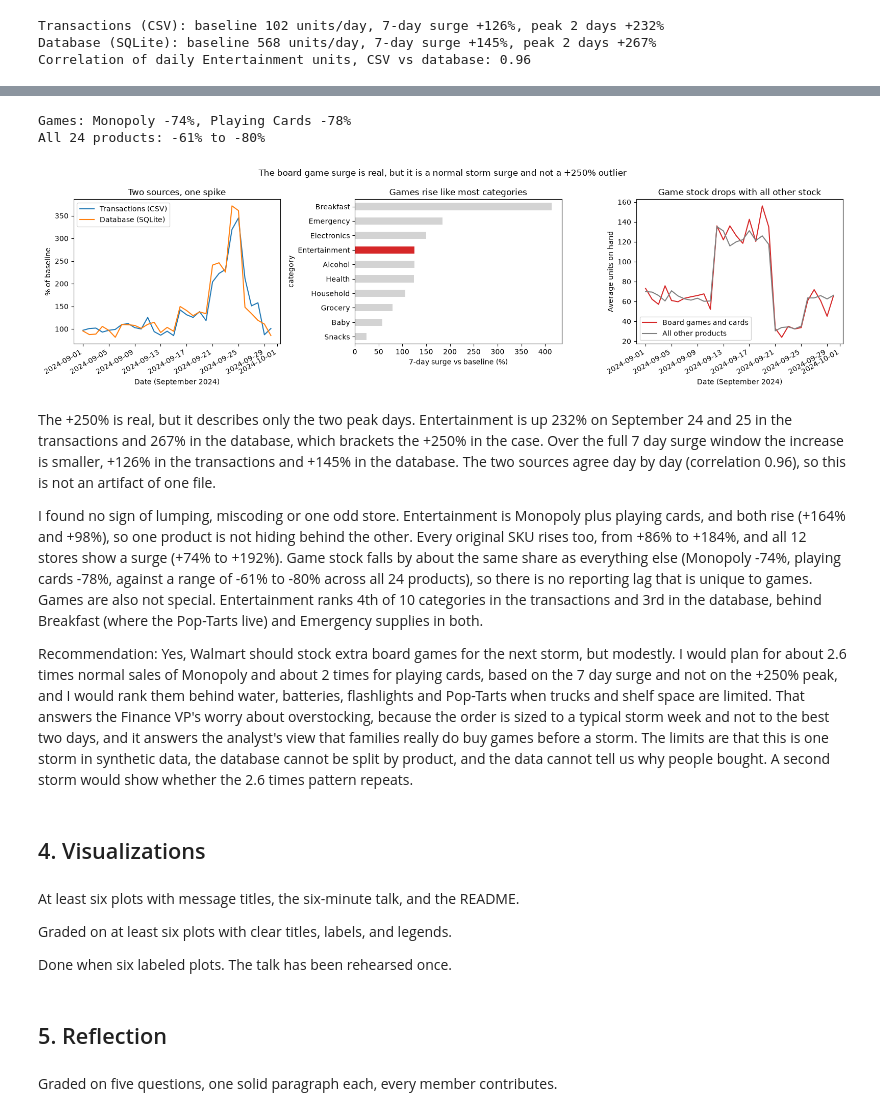
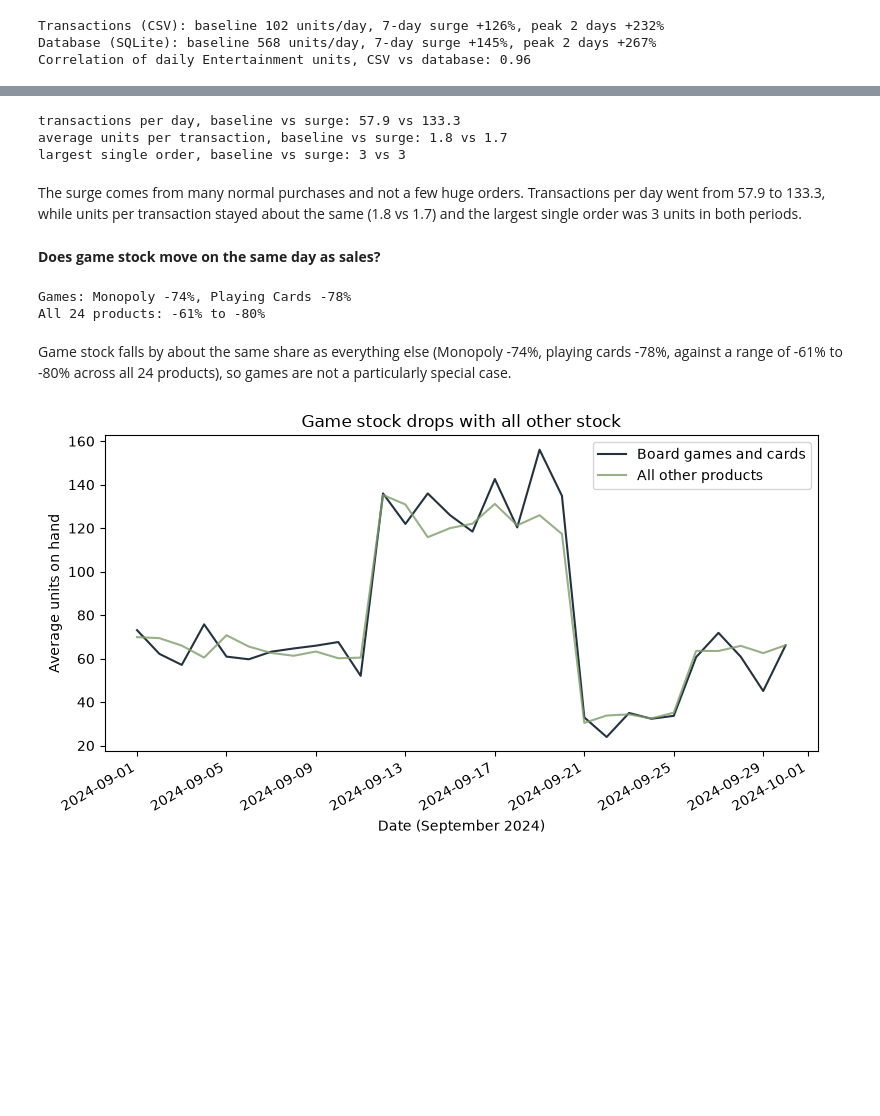
Before and after one commit to eviemcmahan/walmart-hurricane-project, a Jupyter notebook: notebooks/team_notebook.ipynb, the cells around one changed output, grey strips where cells are left out. Drawn from its saved outputs; the diff is of its cells as text; code cells hidden in the pictures; blank space fills up the shorter version.

```diff
--- a/notebooks/team_notebook.ipynb
+++ b/notebooks/team_notebook.ipynb
@@ -1931,3 +2054,17 @@ Planning multiple (1 + 7-day surge): Monopoly 2.6x, Playing Cards 2.0x
+# %%
+base_rows = games[(games['date'] >= BASE_START) & (games['date'] <= BASE_END)]
+surge_rows = games[(games['date'] >= SURGE_START) & (games['date'] <= SURGE_END)]
+print('transactions per day, baseline vs surge:', round(len(base_rows) / BASELINE_DAYS, 1), 'vs', round(len(surge_rows) / SURGE_DAYS, 1))
+print('average units per transaction, baseline vs surge:', round(base_rows['quantity'].mean(), 1), 'vs', round(surge_rows['quantity'].mean(), 1))
+print('largest single order, baseline vs surge:', base_rows['quantity'].max(), 'vs', surge_rows['quantity'].max())
+# %% [output]
+transactions per day, baseline vs surge: 57.9 vs 133.3
+average units per transaction, baseline vs surge: 1.8 vs 1.7
+largest single order, baseline vs surge: 3 vs 3
+# %% [markdown]
+The surge comes from many normal purchases and not a few huge orders. Transactions per day went from 57.9 to 133.3, while units per transaction stayed about the same (1.8 vs 1.7) and the largest single order was 3 units in both periods.
+# %% [markdown]
+**Does game stock move on the same day as sales?**
 # %%
 # Average units on hand per product per day
 stock = clean['inventory_levels']
@@ -1940,53 +2077,21 @@ print(f'All {len(stock_change)} products: {stock_change.max():.0f}% to {stock_ch
 # %% [output]
 Games: Monopoly -74%, Playing Cards -78%
 All 24 products: -61% to -80%
+# %% [markdown]
+Game stock falls by about the same share as everything else (Monopoly -74%, playing cards -78%, against a range of -61% to -80% across all 24 products), so games are not a particularly special case.
 # %%
-fig, (ax1, ax2, ax3) = plt.subplots(1, 3, figsize=(16, 4.5))
+fig, ax = plt.subplots(figsize=(8, 4.5))
 
-# 1. Both sources show the same spike (each line is a % of its own baseline, 100 = normal)
-for name, daily in [('Transactions (CSV)', tx_cat), ('Database (SQLite)', db_cat)]:
-    (daily['Entertainment'] / daily.loc[BASE_START:BASE_END, 'Entertainment'].mean() * 100).plot(ax=ax1, label=name, x_compat=True)
-ax1.set_title('Two sources, one spike')
-ax1.set_ylabel('% of baseline')
-ax1.legend()
-
-# 2. Games sit in the middle of the 10 categories (Entertainment in red)
-surge_sorted = category_surge['transactions (CSV)'].sort_values()
-surge_sorted.plot.barh(ax=ax2, color=['tab:red' if c == 'Entertainment' else 'lightgrey' for c in surge_sorted.index])
-ax2.set_title('Games rise like most categories')
-ax2.set_xlabel('7-day surge vs baseline (%)')
-
-# 3. Game stock falls along with all other stock
+# Game stock falls along with all other stock
 game_names = ['Monopoly Board Game', 'Playing Cards']
-product_stock[game_names].mean(axis=1).plot(ax=ax3, color='tab:red', label='Board games and cards', x_compat=True)
-product_stock.drop(columns=game_names).mean(axis=1).plot(ax=ax3, color='grey', label='All other products', x_compat=True)
-ax3.set_title('Game stock drops with all other stock')
-ax3.set_ylabel('Average units on hand')
-ax3.legend()
-
-fig.suptitle('The board game surge is real, but it is a normal storm surge and not a +250% outlier')
-for ax in (ax1, ax3):
-    ax.set_xlabel('Date (September 2024)')
-    plt.setp(ax.get_xticklabels(), rotation=30, ha='right')  # Tilt the date labels so they do not overlap
+product_stock[game_names].mean(axis=1).plot(ax=ax, color='#24323E', label='Board games and cards', x_compat=True)
+product_stock.drop(columns=game_names).mean(axis=1).plot(ax=ax, color='#7f9c6c', alpha=0.8, label='All other products', x_compat=True)
+ax.set_title('Game stock drops with all other stock')
+ax.set_xlabel('Date (September 2024)')
+ax.set_ylabel('Average units on hand')
+ax.legend()
+plt.setp(ax.get_xticklabels(), rotation=30, ha='right')  # Tilt the date labels so they do not overlap
 plt.tight_layout()
 plt.show()
 # %% [output]
-[figure, old version]
+[figure, new version]
-# %% [markdown]
-The +250% is real, but it describes only the two peak days. Entertainment is up 232% on September 24 and 25 in the transactions and 267% in the database, which brackets the +250% in the case. Over the full 7 day surge window the increase is smaller, +126% in the transactions and +145% in the database. The two sources agree day by day (correlation 0.96), so this is not an artifact of one file.
-
-I found no sign of lumping, miscoding or one odd store. Entertainment is Monopoly plus playing cards, and both rise (+164% and +98%), so one product is not hiding behind the other. Every original SKU rises too, from +86% to +184%, and all 12 stores show a surge (+74% to +192%). Game stock falls by about the same share as everything else (Monopoly -74%, playing cards -78%, against a range of -61% to -80% across all 24 products), so there is no reporting lag that is unique to games. Games are also not special. Entertainment ranks 4th of 10 categories in the transactions and 3rd in the database, behind Breakfast (where the Pop-Tarts live) and Emergency supplies in both.
-
-Recommendation: Yes, Walmart should stock extra board games for the next storm, but modestly. I would plan for about 2.6 times normal sales of Monopoly and about 2 times for playing cards, based on the 7 day surge and not on the +250% peak, and I would rank them behind water, batteries, flashlights and Pop-Tarts when trucks and shelf space are limited. That answers the Finance VP's worry about overstocking, because the order is sized to a typical storm week and not to the best two days, and it answers the analyst's view that families really do buy games before a storm. The limits are that this is one storm in synthetic data, the database cannot be split by product, and the data cannot tell us why people bought. A second storm would show whether the 2.6 times pattern repeats.
-# %% [markdown]
-## 4. Visualizations
-# %% [markdown]
-At least six plots with message titles, the six-minute talk, and the README.
-
-Graded on at least six plots with clear titles, labels, and legends.
-
-Done when six labeled plots. The talk has been rehearsed once.
-# %% [markdown]
-## 5. Reflection
-# %% [markdown]
-Graded on five questions, one solid paragraph each, every member contributes.
```
Also changed, not shown: parts of 34 cells of this notebook.
